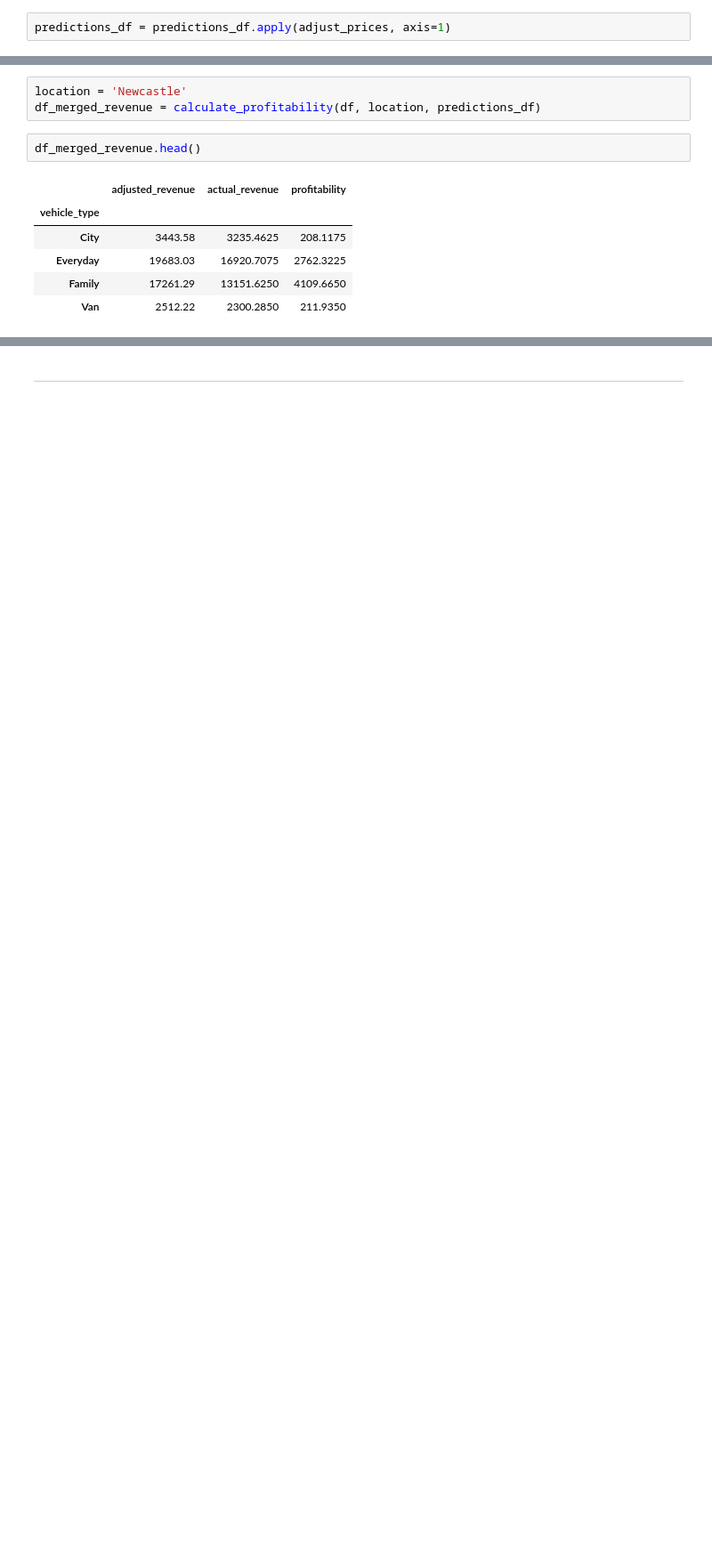
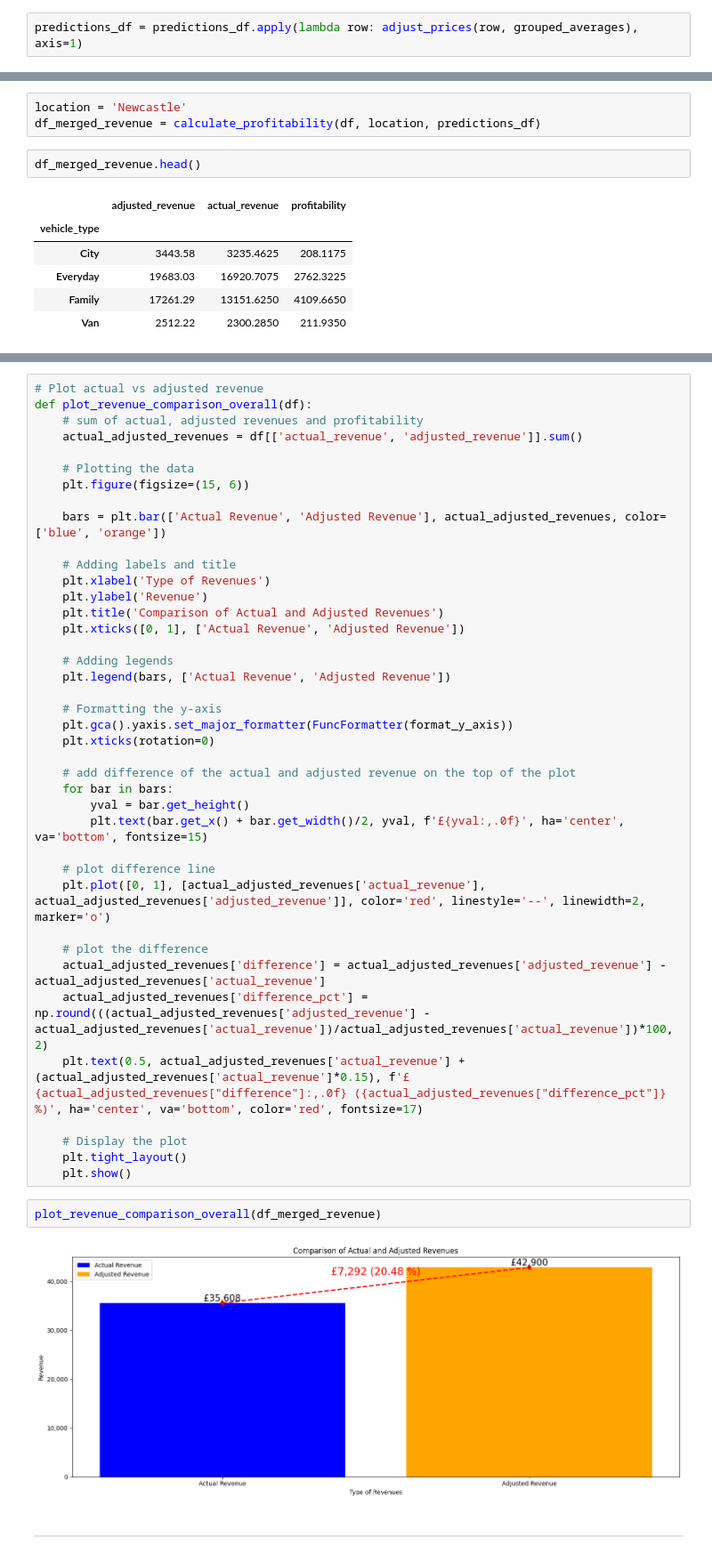
Before and after one commit to tejasnavalkhe/Optimising-Car-Sharing-Profitability-with-a-Regional-Pricing-Strategy, a Jupyter notebook: code/Rates Predictions.ipynb, the cells around one changed output, grey strips where cells are left out. Shown: that part at 89% size. Cells and saved outputs as stored; diff of their text form; blank space fills up the shorter version.

Commit message:
adjustment of code for adjusted_prices and overall revenue plotted

```diff
--- a/code/Rates Predictions.ipynb
+++ b/code/Rates Predictions.ipynb
@@ -769,6 +808,6 @@ def adjust_prices(row):
     return row
 # %%
-predictions_df = predictions_df.apply(adjust_prices, axis=1)
+predictions_df = predictions_df.apply(lambda row: adjust_prices(row, grouped_averages), axis=1)
 # %%
 predictions_df.head()
 # %% [output]
@@ -860,2 +905,46 @@ df_merged_revenue.head()
+# %%
+# Plot actual vs adjusted revenue
+def plot_revenue_comparison_overall(df):
+    # sum of actual, adjusted revenues and profitability
+    actual_adjusted_revenues = df[['actual_revenue', 'adjusted_revenue']].sum()
+
+    # Plotting the data
+    plt.figure(figsize=(15, 6))
+
+    bars = plt.bar(['Actual Revenue', 'Adjusted Revenue'], actual_adjusted_revenues, color=['blue', 'orange'])
+
+    # Adding labels and title
+    plt.xlabel('Type of Revenues')
+    plt.ylabel('Revenue')
+    plt.title('Comparison of Actual and Adjusted Revenues')
+    plt.xticks([0, 1], ['Actual Revenue', 'Adjusted Revenue'])
+
+    # Adding legends
+    plt.legend(bars, ['Actual Revenue', 'Adjusted Revenue'])
+
+    # Formatting the y-axis
+    plt.gca().yaxis.set_major_formatter(FuncFormatter(format_y_axis))
+    plt.xticks(rotation=0)
+
+    # add difference of the actual and adjusted revenue on the top of the plot
+    for bar in bars:
+        yval = bar.get_height()
+        plt.text(bar.get_x() + bar.get_width()/2, yval, f'£{yval:,.0f}', ha='center', va='bottom', fontsize=15)
+
+    # plot difference line
+    plt.plot([0, 1], [actual_adjusted_revenues['actual_revenue'], actual_adjusted_revenues['adjusted_revenue']], color='red', linestyle='--', linewidth=2, marker='o')
+
+    # plot the difference
+    actual_adjusted_revenues['difference'] = actual_adjusted_revenues['adjusted_revenue'] - actual_adjusted_revenues['actual_revenue']
+    actual_adjusted_revenues['difference_pct'] = np.round(((actual_adjusted_revenues['adjusted_revenue'] - actual_adjusted_revenues['actual_revenue'])/actual_adjusted_revenues['actual_revenue'])*100, 2)
+    plt.text(0.5, actual_adjusted_revenues['actual_revenue'] + (actual_adjusted_revenues['actual_revenue']*0.15), f'£{actual_adjusted_revenues["difference"]:,.0f} ({actual_adjusted_revenues["difference_pct"]} %)', ha='center', va='bottom', color='red', fontsize=17)
+
+    # Display the plot
+    plt.tight_layout()
+    plt.show()
+# %%
+plot_revenue_comparison_overall(df_merged_revenue)
+# %% [output]
+[figure, added]
 # %% [markdown]
 ---
```
Also changed, not shown: parts of 6 cells of this notebook.
